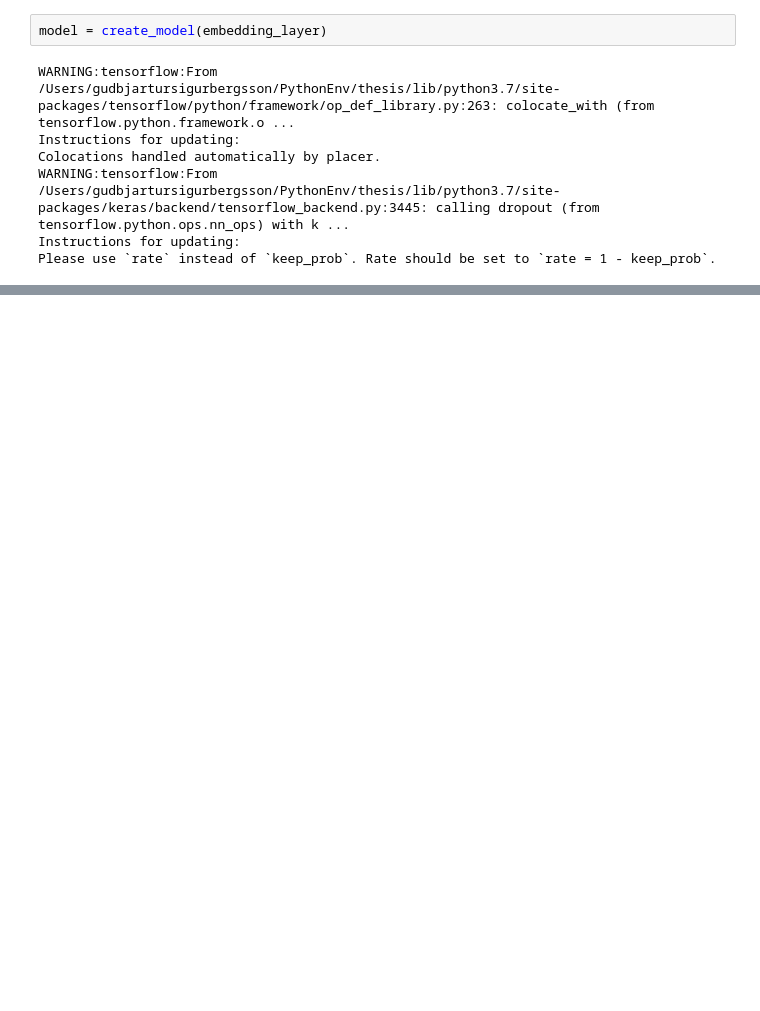
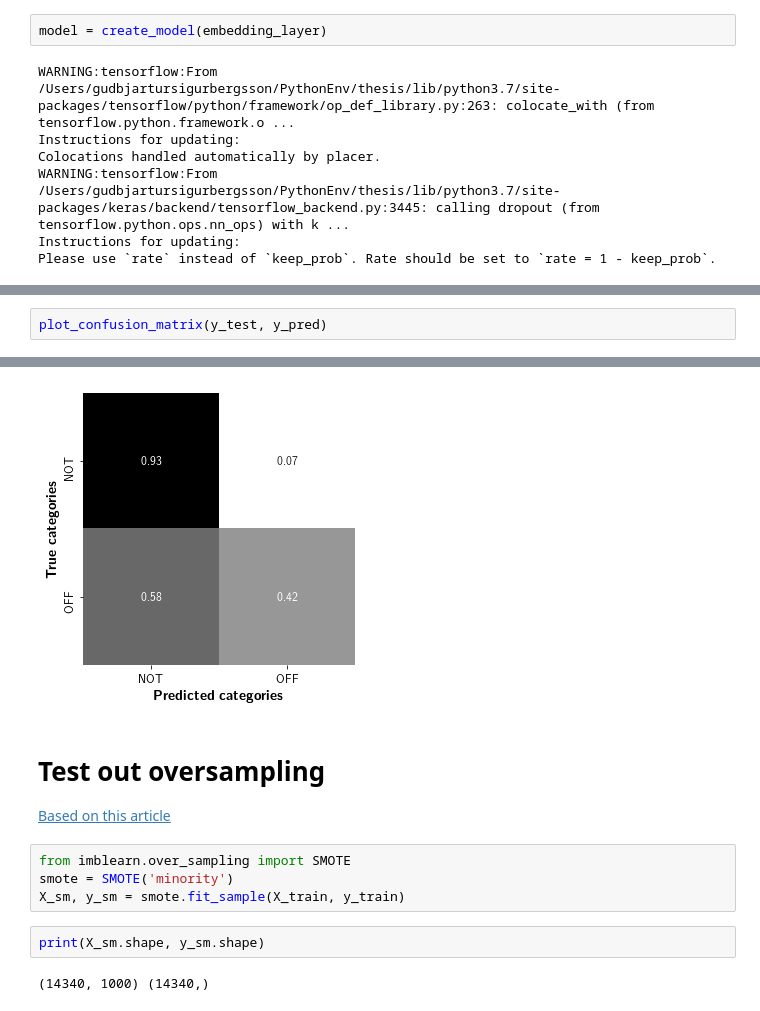
Before and after one commit to gsig123/thesis_hate_speech_detection, a Jupyter notebook: notebooks/Bi-LSTM + FastText Initialization 27.03.19.ipynb, the cells around one changed output, grey strips where cells are left out. Drawn from its saved outputs; the diff is of its cells as text; blank space fills up the shorter version.

```diff
--- a/notebooks/Bi-LSTM + FastText Initialization 27.03.19.ipynb
+++ b/notebooks/Bi-LSTM + FastText Initialization 27.03.19.ipynb
@@ -229,0 +249,3 @@ Epoch 6/20
+# %%
+plot_confusion_matrix(y_test, y_pred)
+# %% [output]
@@ -229,0 +267,12 @@ Epoch 6/20
+[figure, added]
+# %% [markdown]
+# Test out oversampling
+[Based on this article](https://towardsdatascience.com/machine-learning-multiclass-classification-with-imbalanced-data-set-29f6a177c1a)
+# %%
+from imblearn.over_sampling import SMOTE
+smote = SMOTE('minority')
+X_sm, y_sm = smote.fit_sample(X_train, y_train)
+# %%
+print(X_sm.shape, y_sm.shape)
+# %% [output]
+(14340, 1000) (14340,)
```
Also changed, not shown: parts of 12 cells of this notebook, 3 other files.
